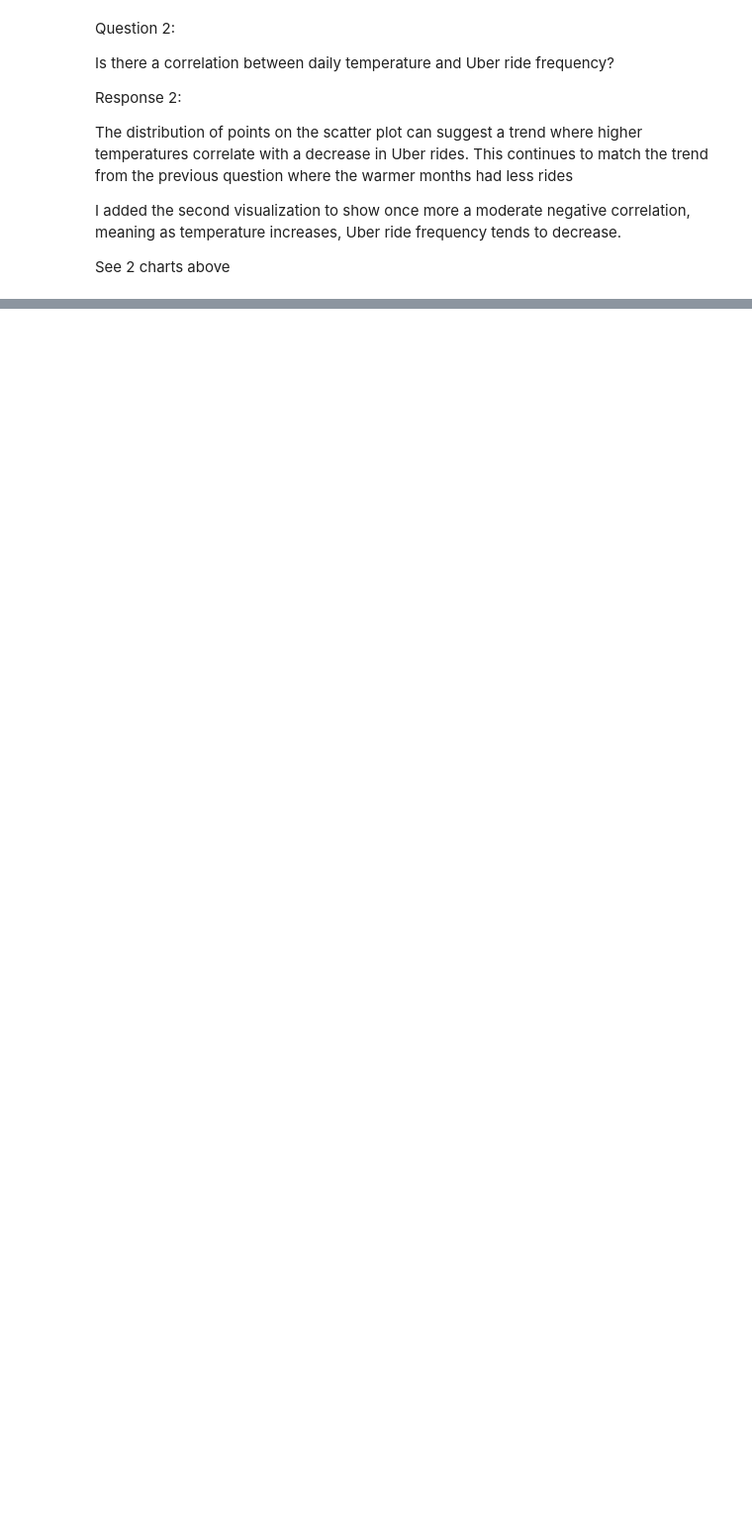
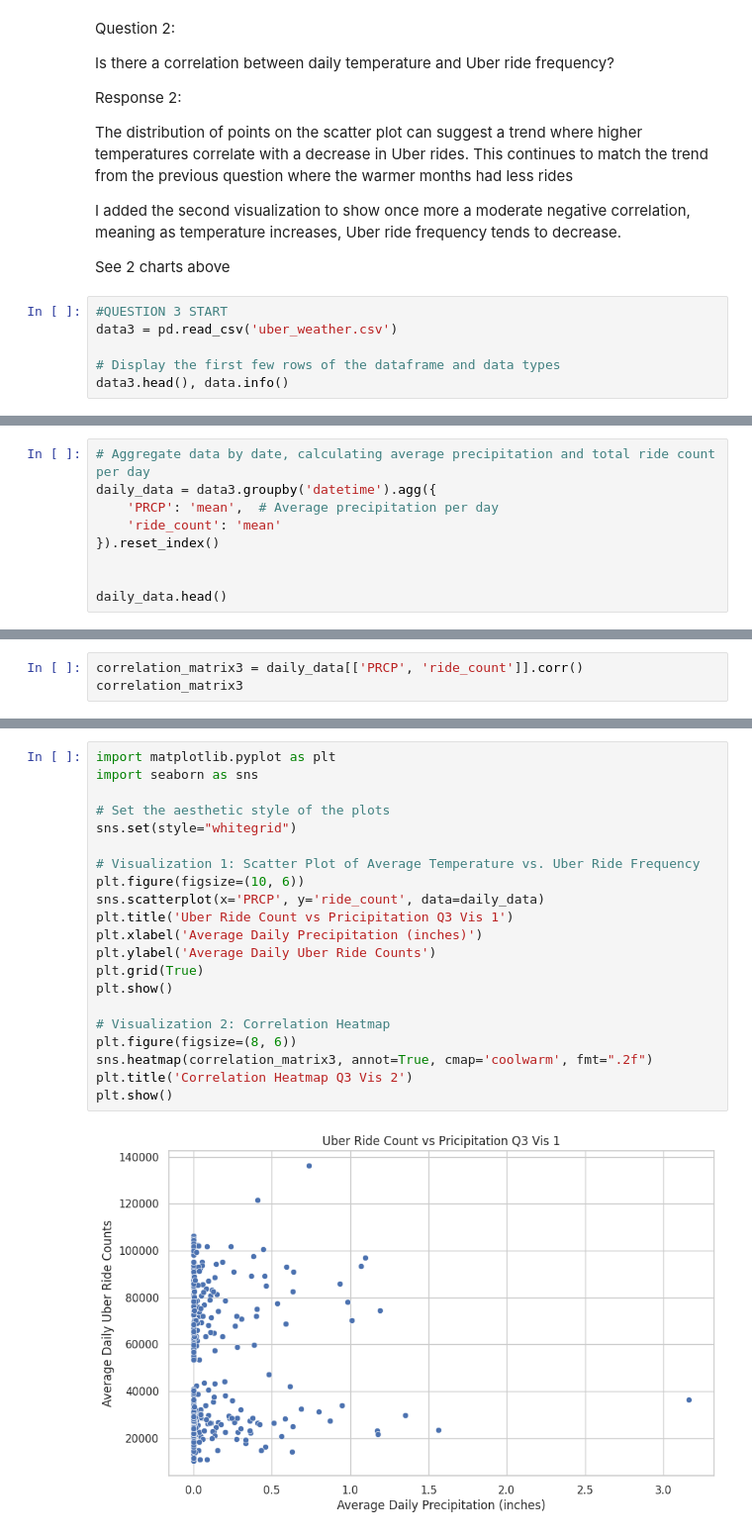
Before and after one commit to nikiconluxury/project-1-module-9, a Jupyter notebook: submit_project_1_m_9.ipynb, the cells around one changed output, grey strips where cells are left out. Shown at 99% size. Cells and saved outputs as stored; diff of their text form; blank space fills up the shorter version.

```diff
--- a/submit_project_1_m_9.ipynb
+++ b/submit_project_1_m_9.ipynb
@@ -848,3 +863,9 @@ I added the second visualization to show once more a moderate negative correlati
 
 
 See 2 charts above
+# %%
+#QUESTION 3 START
+data3 = pd.read_csv('uber_weather.csv')
+
+# Display the first few rows of the dataframe and data types
+data3.head(), data.info()
@@ -850,0 +894,9 @@ See 2 charts above
+# %%
+# Aggregate data by date, calculating average precipitation and total ride count per day
+daily_data = data3.groupby('datetime').agg({
+    'PRCP': 'mean',  # Average precipitation per day
+    'ride_count': 'mean'
+}).reset_index()
+
+
+daily_data.head()
@@ -850,0 +910,3 @@ See 2 charts above
+# %%
+correlation_matrix3 = daily_data[['PRCP', 'ride_count']].corr()
+correlation_matrix3
@@ -850,0 +917,23 @@ See 2 charts above
+# %%
+import matplotlib.pyplot as plt
+import seaborn as sns
+
+# Set the aesthetic style of the plots
+sns.set(style="whitegrid")
+
+# Visualization 1: Scatter Plot of Average Temperature vs. Uber Ride Frequency
+plt.figure(figsize=(10, 6))
+sns.scatterplot(x='PRCP', y='ride_count', data=daily_data)
+plt.title('Uber Ride Count vs Pricipitation Q3 Vis 1')
+plt.xlabel('Average Daily Precipitation (inches)')
+plt.ylabel('Average Daily Uber Ride Counts')
+plt.grid(True)
+plt.show()
+
+# Visualization 2: Correlation Heatmap
+plt.figure(figsize=(8, 6))
+sns.heatmap(correlation_matrix3, annot=True, cmap='coolwarm', fmt=".2f")
+plt.title('Correlation Heatmap Q3 Vis 2')
+plt.show()
+# %% [output]
+[figure, added]
```
Also changed, not shown: parts of 28 cells of this notebook.
